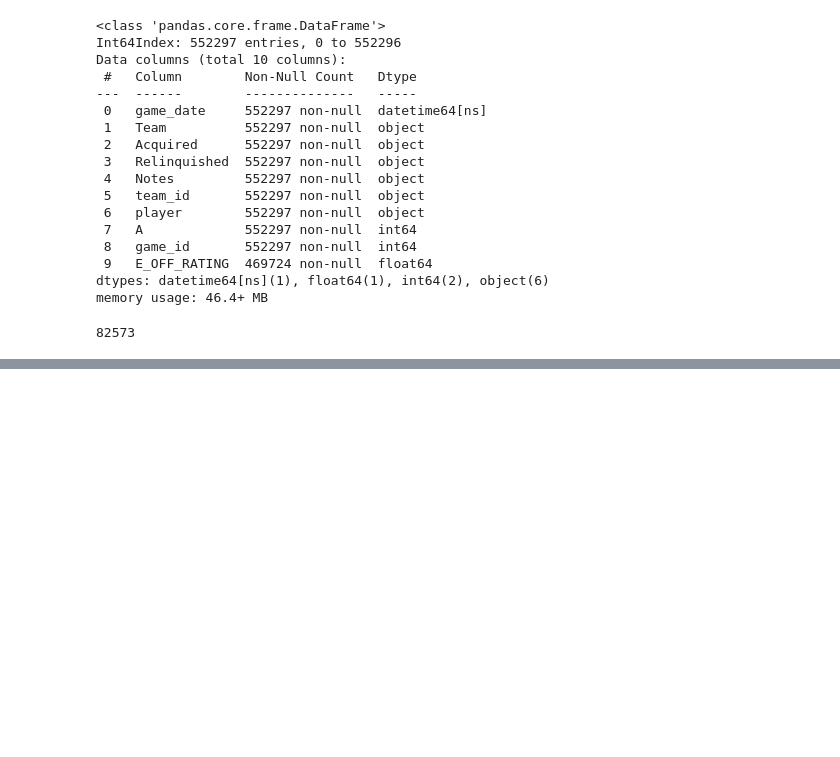
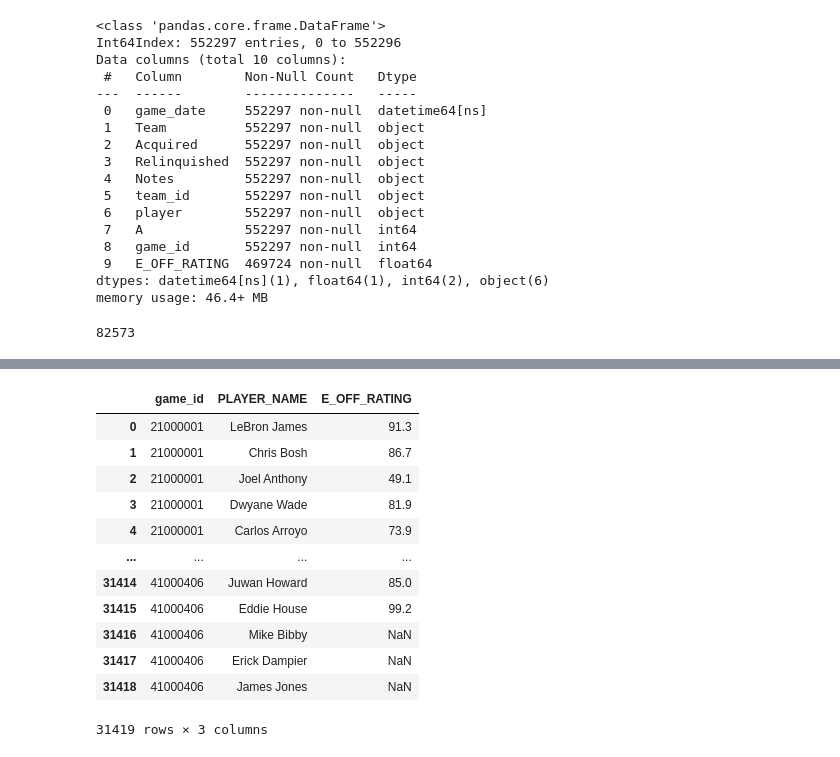
Before and after one commit to pauljacob/DSCapstone2, a Jupyter notebook: 02_Data_Wrangling/csvoutput_02_data_wrangling_6date_team_id_player_name_A_v3.ipynb, the cells around one changed output, grey strips where cells are left out. Cells and saved outputs as stored; diff of their text form; code cells hidden in the pictures; blank space fills up the shorter version.

```diff
--- a/02_Data_Wrangling/csvoutput_02_data_wrangling_6date_team_id_player_name_A_v3.ipynb
+++ b/02_Data_Wrangling/csvoutput_02_data_wrangling_6date_team_id_player_name_A_v3.ipynb
@@ -1007,0 +1093,18 @@ memory usage: 46.4+ MB
+# %%
+df_or1011 = pd.merge(df_or1018.rename(columns={'GAME_ID':'game_id'}), game_ids_1011, on='game_id')[['game_id', 'PLAYER_NAME',
+                                                                                        'E_OFF_RATING']]
+df_or1011
+# %% [output]
+|  | game_id | PLAYER_NAME | E_OFF_RATING |
+| 0 | 21000001 | LeBron James | 91.3 |
+| 1 | 21000001 | Chris Bosh | 86.7 |
+| 2 | 21000001 | Joel Anthony | 49.1 |
+| 3 | 21000001 | Dwyane Wade | 81.9 |
+| 4 | 21000001 | Carlos Arroyo | 73.9 |
+| ... | ... | ... | ... |
+| 31414 | 41000406 | Juwan Howard | 85.0 |
+| 31415 | 41000406 | Eddie House | 99.2 |
+| 31416 | 41000406 | Mike Bibby | NaN |
+| 31417 | 41000406 | Erick Dampier | NaN |
+| 31418 | 41000406 | James Jones | NaN |
+31419 rows × 3 columns
```
Also changed, not shown: parts of 18 cells of this notebook.
